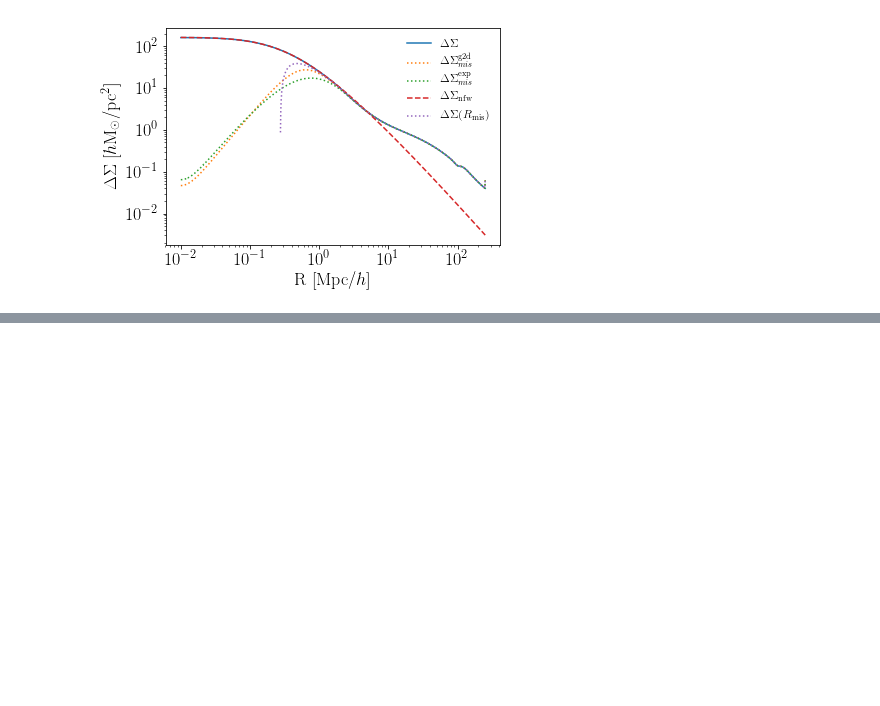
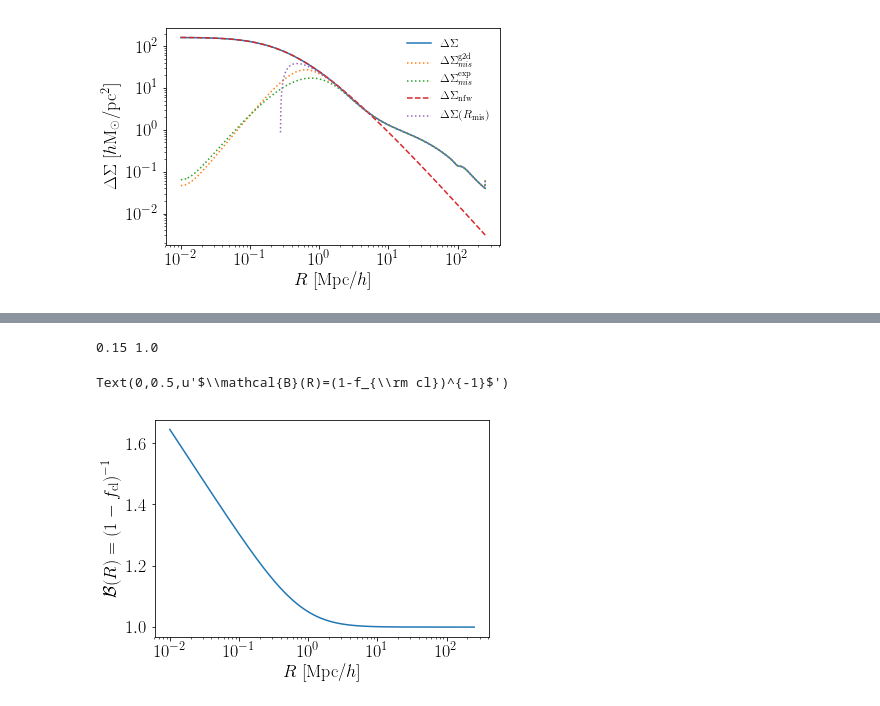
Before and after one commit to tmcclintock/cluster_toolkit, a Jupyter notebook: examples/Example_Notebook.ipynb, the cells around one changed output, grey strips where cells are left out. Saved outputs shown, nothing was run; the diff lists cells and outputs as text; code cells hidden in the pictures; blank space fills up the shorter version.

Commit message:
Implemented boost factors here.

```diff
--- a/examples/Example_Notebook.ipynb
+++ b/examples/Example_Notebook.ipynb
@@ -7,8 +7,7 @@ import numpy as np
 import matplotlib.pyplot as plt
 %matplotlib inline
 plt.rc("text", usetex=True)
-plt.rc("font", size=18)
-plt.rc("font", family="serif")
+plt.rc("font", size=18, family="serif")
 # %%
 #Starting from a power spectrum
 #These can come from CAMB or CLASS or CCL or anything else
@@ -110,0 +113,12 @@ plt.legend(loc=0, frameon=False, fontsize=12)
+# %%
+B0 = 0.15 #Typical NFW boost factor amplitude
+Rs = 1.0 #Typical NFW boost factor scale radius, Mpc/h comoving
+boost = clusterwl.boostfactors.boost_nfw_at_R(Rp, B0, Rs)
+plt.plot(Rp, boost)
+plt.xscale('log')
+plt.xlabel(r"$R$ [Mpc/$h$]")
+plt.ylabel(r"$\mathcal{B}(R)=(1-f_{\rm cl})^{-1}$")
+# %% [output]
+0.15 1.0
+Text(0,0.5,u'$\\mathcal{B}(R)=(1-f_{\\rm cl})^{-1}$')
+[figure, added]
```
Also changed, not shown: parts of 7 cells of this notebook, 5 other files.
